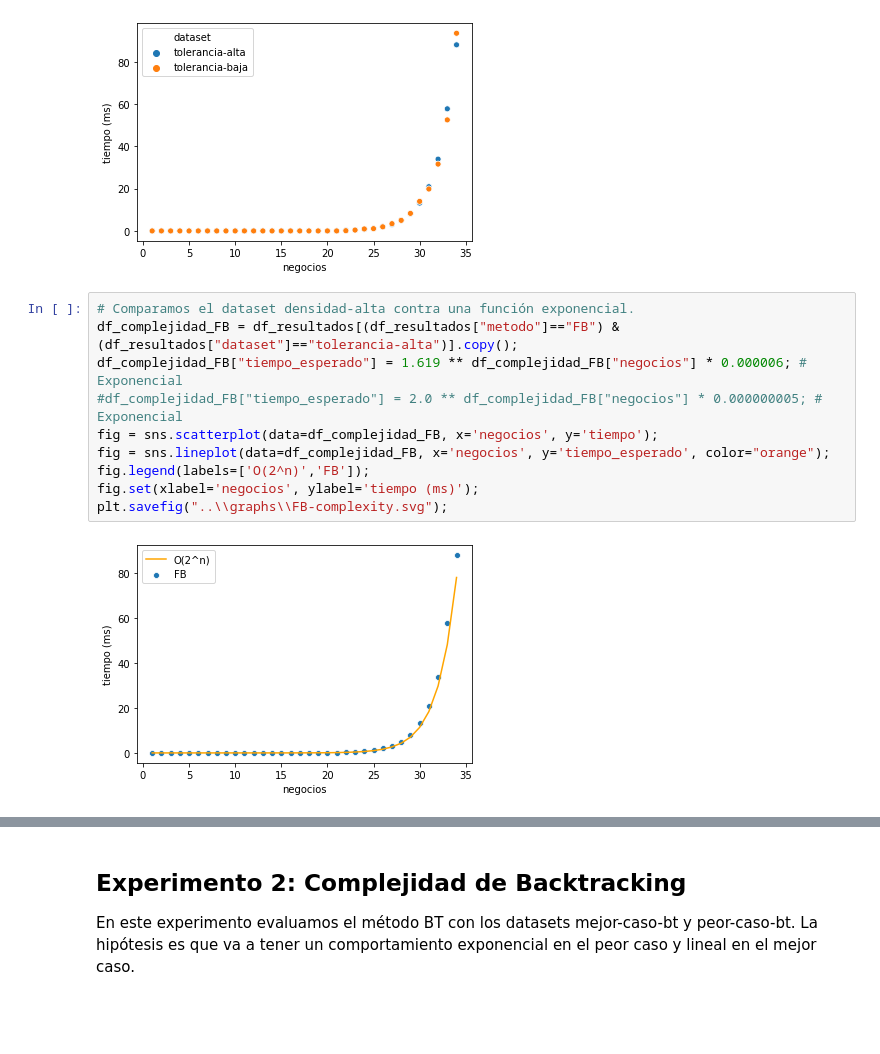
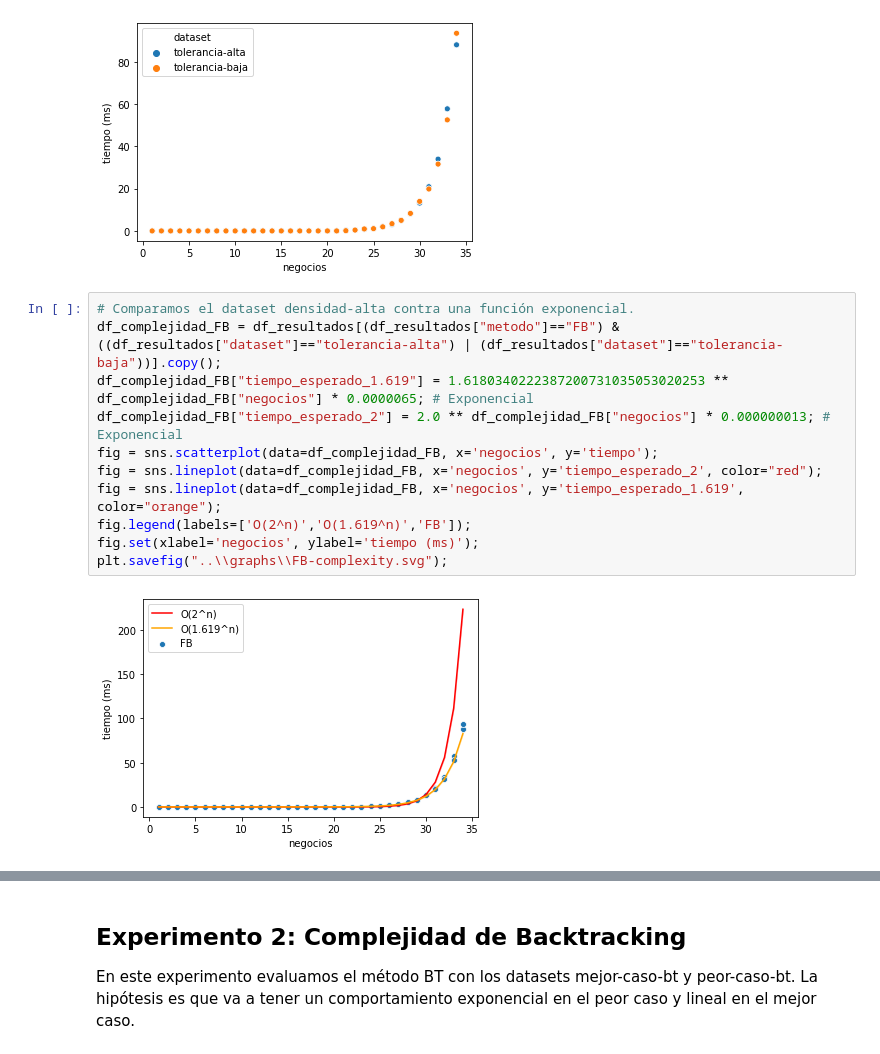
Before and after one commit to ZarthaxX/algo3-tp1, a Jupyter notebook: experimentacion/notebooks/analisis.ipynb, the cells around one changed output, grey strips where cells are left out. Saved outputs shown, nothing was run; the diff lists cells and outputs as text; blank space fills up the shorter version.

```diff
--- a/experimentacion/notebooks/analisis.ipynb
+++ b/experimentacion/notebooks/analisis.ipynb
@@ -73,15 +73,16 @@ plt.savefig("..\\graphs\\FB-tolerancias.svg");
 [figure]
 # %%
 # Comparamos el dataset densidad-alta contra una función exponencial.
-df_complejidad_FB = df_resultados[(df_resultados["metodo"]=="FB") & (df_resultados["dataset"]=="tolerancia-alta")].copy();
-df_complejidad_FB["tiempo_esperado"] = 1.619 ** df_complejidad_FB["negocios"] * 0.000006; # Exponencial
-#df_complejidad_FB["tiempo_esperado"] = 2.0 ** df_complejidad_FB["negocios"] * 0.000000005; # Exponencial
+df_complejidad_FB = df_resultados[(df_resultados["metodo"]=="FB") & ((df_resultados["dataset"]=="tolerancia-alta") | (df_resultados["dataset"]=="tolerancia-baja"))].copy();
+df_complejidad_FB["tiempo_esperado_1.619"] = 1.6180340222387200731035053020253 ** df_complejidad_FB["negocios"] * 0.0000065; # Exponencial
+df_complejidad_FB["tiempo_esperado_2"] = 2.0 ** df_complejidad_FB["negocios"] * 0.000000013; # Exponencial
 fig = sns.scatterplot(data=df_complejidad_FB, x='negocios', y='tiempo');
-fig = sns.lineplot(data=df_complejidad_FB, x='negocios', y='tiempo_esperado', color="orange");
-fig.legend(labels=['O(2^n)','FB']);
+fig = sns.lineplot(data=df_complejidad_FB, x='negocios', y='tiempo_esperado_2', color="red");
+fig = sns.lineplot(data=df_complejidad_FB, x='negocios', y='tiempo_esperado_1.619', color="orange");
+fig.legend(labels=['O(2^n)','O(1.619^n)','FB']);
 fig.set(xlabel='negocios', ylabel='tiempo (ms)');
 plt.savefig("..\\graphs\\FB-complexity.svg");
 # %% [output]
-[figure, old version]
+[figure, new version]
 # %%
 # correlacion entre tiempo y complejidad
```
Also changed, not shown: parts of 12 cells of this notebook.
